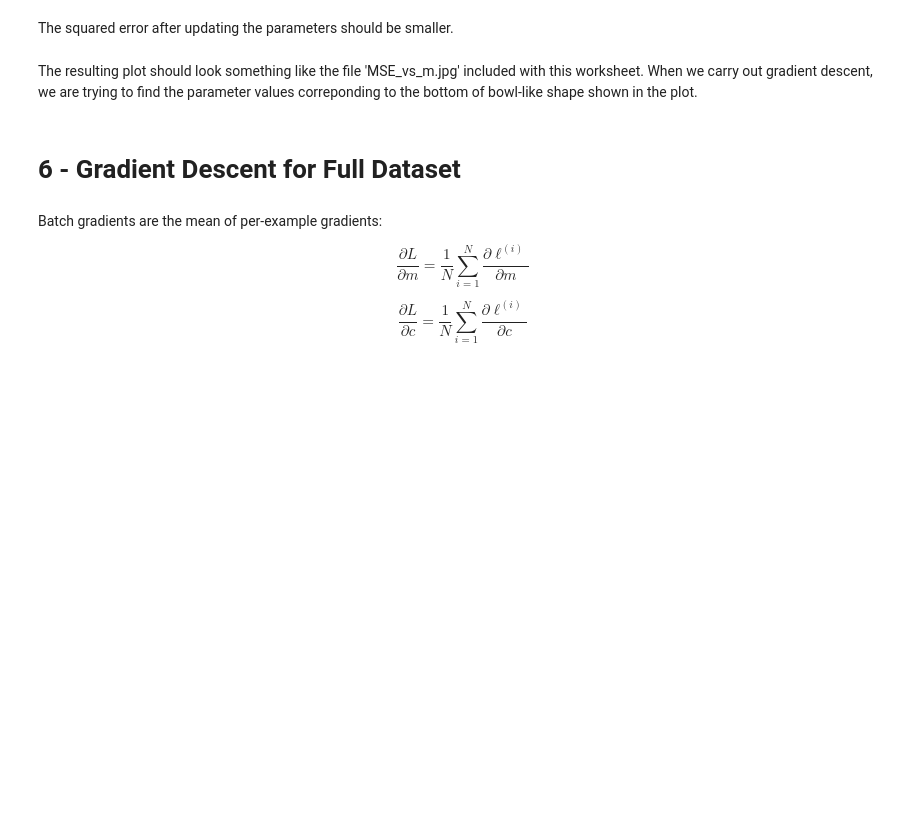
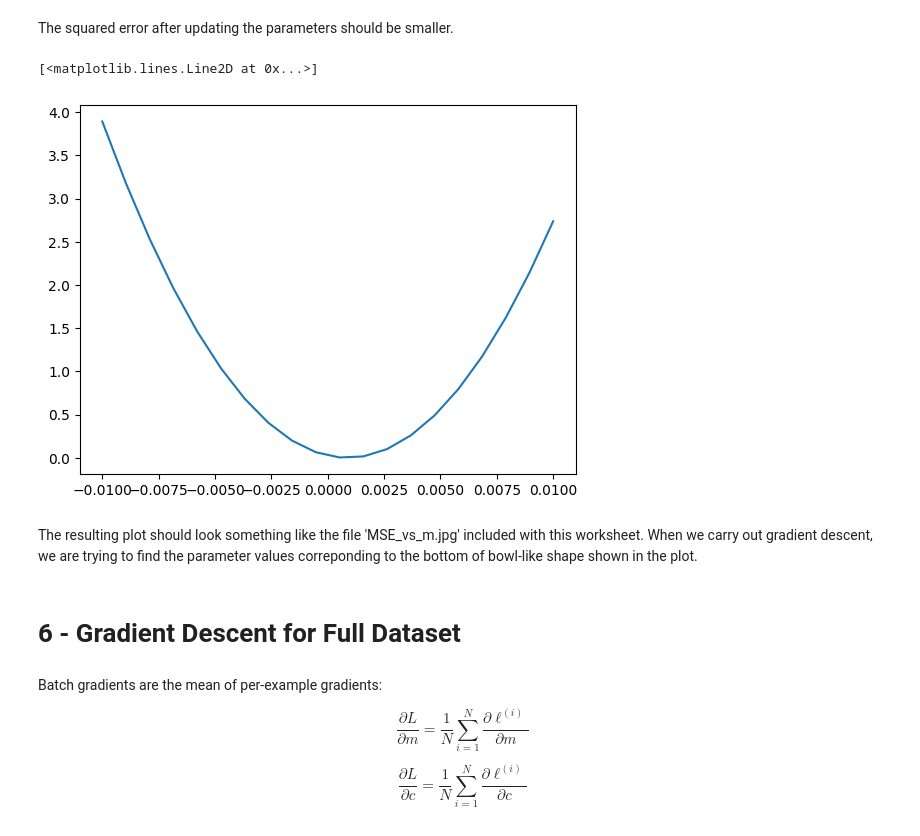
Before and after one commit to liam-holland/audio_machine_learning, a Jupyter notebook: Week 2/Week2_Workshop/Week2-Worksheet.ipynb, the cells around one changed output. Cells and saved outputs as stored; diff of their text form; code cells hidden in the pictures; blank space fills up the shorter version.

```diff
--- a/Week 2/Week2_Workshop/Week2-Worksheet.ipynb
+++ b/Week 2/Week2_Workshop/Week2-Worksheet.ipynb
@@ -145,18 +191,24 @@ and so on.
 
 Then, plot the resulting array of losses against the candidate values for m.
 # %%
-ms = np.linspace(-0.1, 0.1, 50) # Create a vector of 'candidate values' for m
+ms = np.linspace(-0.01, 0.01, 100) # Create a vector of 'candidate values' for m
 
 # Create an empty list to hold the loss values
 losses = []
+square = []
 for candidate_m in ms: # Iterate through the candidate values of m
-    print(candidate_m) # For information, comment this out!
+    # print(candidate_m) # For information, comment this out!
 
     # 1 - Write code here applying the linear model to create the predictions, y_hat
+    y_hat = candidate_m*x +c
 
     # 2 - Calculate the MSE loss for this set of predictions
+    model_diff = y_hat - y
+    square = np.square(model_diff)
+    mse = np.mean(square)
 
     # 3 - Append the loss to the list 'losses'
+    losses.append(mse)
 # %% [markdown]
 ----
 The following code plots the result. It should like something like the jpg 'MSE_vs_m' included with the worksheet.
@@ -259,26 +324,31 @@ The squared error after updating the parameters should be smaller.
 # %%
 ms = np.linspace(-0.01, 0.01, 20) # Create a vector of 'candidate values' for m
 losses = [] # Create a list to hold the predictions
 
 for candidate_m in ms: # This is a 'for loop', it iterates through the items in 'ms'
-    print(candidate_m)
 
     # Write code here, so that for every 'candidate_m', the model is applied to the example x[i]
-    # to find the model prediciton
+    # to find the model prediciton.
 
-    #Your Code Here!
+    y_hat_i = candidate_m*x[i] + c
+    sq = (y[i] - y_hat_i)**2
 
     # Use the .append() function to append the loss to the list of losses
 
-    #Your Code Here!
+    losses.append(sq)
 
 
 # This creates the array of losses
 losses = np.array(losses)
 
 
 # Now plot the losses against the candidate_m values
 #Your Code Here!
+
+plt.plot(ms,losses)
+# %% [output]
+[<matplotlib.lines.Line2D at 0x...>]
+[figure, added]
 # %% [markdown]
 The resulting plot should look something like the file 'MSE_vs_m.jpg' included with this worksheet. When we carry out gradient descent, we are trying to find the parameter values correponding to the bottom of bowl-like shape shown in the plot.
 # %% [markdown]
```
Also changed, not shown: parts of 22 cells of this notebook, 2 other files.
